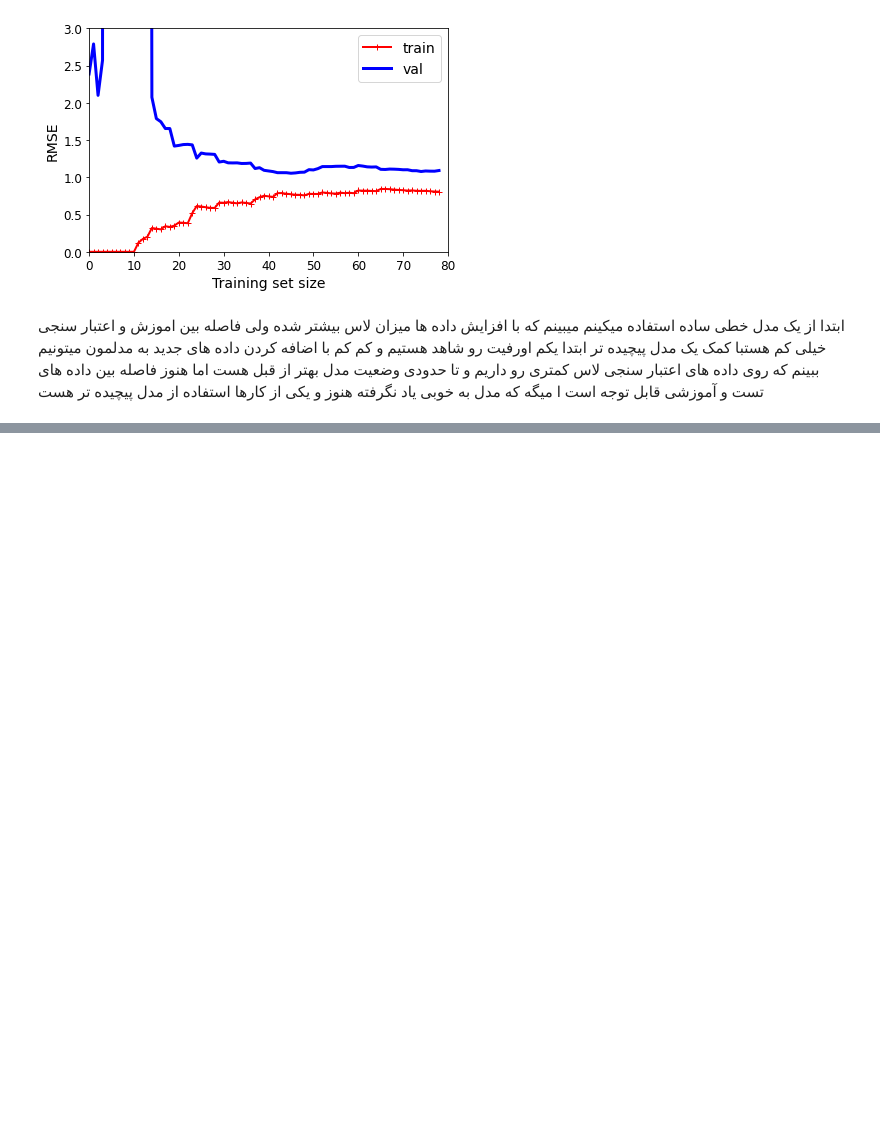
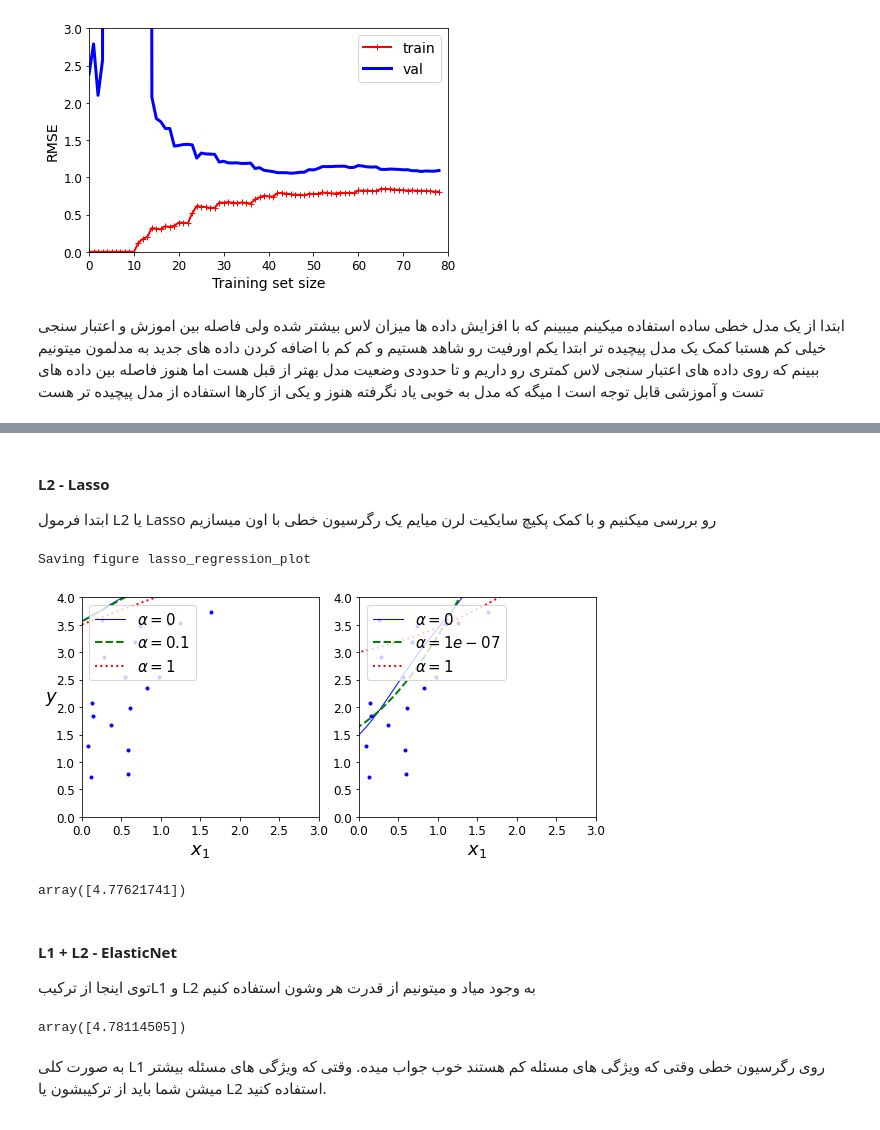
Before and after one commit to moaminsharifi/handson-ml2-fa, a Jupyter notebook: 04_training_linear_models.ipynb, the cells around one changed output, grey strips where cells are left out. Drawn from its saved outputs; the diff is of its cells as text; code cells hidden in the pictures; blank space fills up the shorter version.

```diff
--- a/04_training_linear_models.ipynb
+++ b/04_training_linear_models.ipynb
@@ -540,0 +623,52 @@ Saving figure learning_curves_plot
+# %% [markdown]
+
+
+
+<div dir="rtl">
+<h4>L2 - Lasso</h4>
+ابتدا فرمول L2 یا Lasso رو بررسی میکنیم و با کمک پکیچ سایکیت لرن میایم یک رگرسیون خطی با اون میسازیم
+</div>
+# %%
+from sklearn.linear_model import Lasso
+
+plt.figure(figsize=(8,4))
+plt.subplot(121)
+plot_model(Lasso, polynomial=False, alphas=(0, 0.1, 1), random_state=42)
+plt.ylabel("$y$", rotation=0, fontsize=18)
+plt.subplot(122)
+plot_model(Lasso, polynomial=True, alphas=(0, 10**-7, 1), random_state=42)
+
+save_fig("lasso_regression_plot")
+plt.show()
+# %% [output]
+Saving figure lasso_regression_plot
+[figure, added]
+# %%
+from sklearn.linear_model import Lasso
+lasso_reg = Lasso(alpha=0.1)
+lasso_reg.fit(X, y)
+lasso_reg.predict([[1.5]])
+# %% [output]
+array([4.77621741])
+# %% [markdown]
+
+
+
+<div dir="rtl">
+<h4>L1 + L2 - ElasticNet</h4>
+توی اینجا از ترکیبL1 و  L2 به وجود میاد و میتونیم از قدرت هر وشون استفاده کنیم</div>
+# %%
+from sklearn.linear_model import ElasticNet
+elastic_net = ElasticNet(alpha=0.1, l1_ratio=0.5, random_state=42)
+elastic_net.fit(X, y)
+elastic_net.predict([[1.5]])
+# %% [output]
+array([4.78114505])
+# %% [markdown]
+
+
+
+<div dir="rtl">
+
+به صورت کلی  L1 روی رگرسیون خطی  وقتی که ویژگی های مسئله کم هستند خوب جواب میده. وقتی که ویژگی های مسئله بیشتر میشن شما باید از ترکیبشون یا L2 استفاده کنید.
+</div>
```
Also changed, not shown: parts of 40 cells of this notebook, 10 other files.
